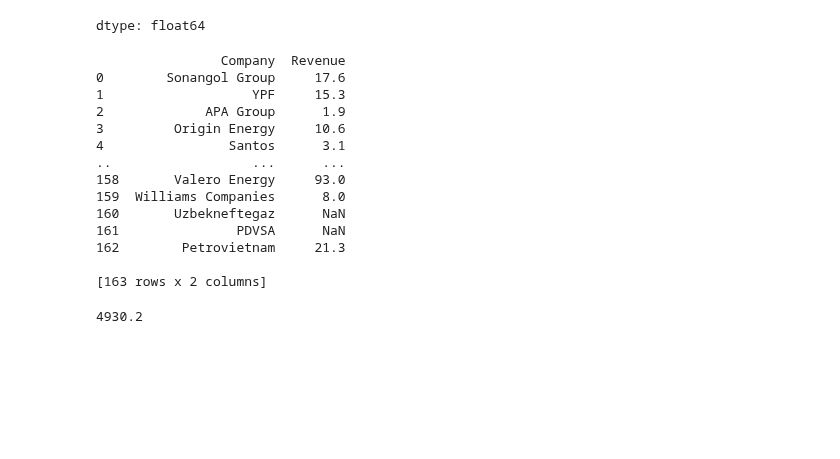
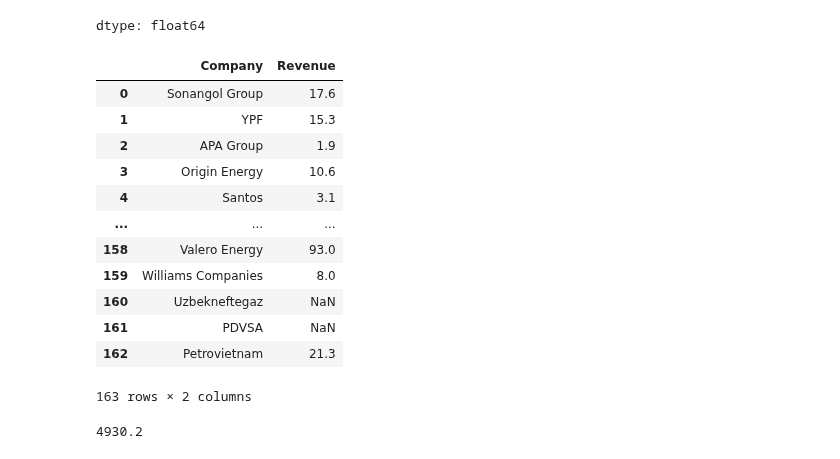
Before and after one commit to rubuntu/uaa-417-sistemas-de-gestion-de-bases-de-datos-avanzados, a Jupyter notebook: 10_Data_Munging.ipynb, the cells around one changed output. Drawn from its saved outputs; the diff is of its cells as text; code cells hidden in the pictures; blank space fills up the shorter version.

```diff
--- a/10_Data_Munging.ipynb
+++ b/10_Data_Munging.ipynb
@@ -744,34 +725,33 @@ dtype: float64
 # %%
 # Leer los datos desde Wikipedia
 rev = pd.read_html("https://en.wikipedia.org/wiki/List_of_largest_oil_and_gas_companies_by_revenue", header=1)[0]
 
 # Seleccionar las columnas que nos interesan y renombrarlas
 rev = rev.iloc[:, 1:3]
 rev.columns = ['Company', 'Revenue']
 
 # Limpiar la columna 'Revenue' usando una expresión regular para extraer los números
 rev['Revenue'] = rev['Revenue'].apply(lambda x: re.findall(r'\d+\.\d+|\d+', str(x))[0] if re.findall(r'\d+\.\d+|\d+', str(x)) else None)
 
 # Convertir los valores limpios a tipo float
 rev['Revenue'] = rev['Revenue'].astype(float)
 
 # Mostrar el DataFrame limpio
-print(rev)
+rev
 # %% [output]
+|  | Company | Revenue |
+| 0 | Sonangol Group | 17.6 |
+| 1 | YPF | 15.3 |
+| 2 | APA Group | 1.9 |
+| 3 | Origin Energy | 10.6 |
+| 4 | Santos | 3.1 |
+| ... | ... | ... |
+| 158 | Valero Energy | 93.0 |
+| 159 | Williams Companies | 8.0 |
+| 160 | Uzbekneftegaz | NaN |
+| 161 | PDVSA | NaN |
+| 162 | Petrovietnam | 21.3 |
-                Company  Revenue
-0        Sonangol Group     17.6
-1                   YPF     15.3
-2             APA Group      1.9
-3         Origin Energy     10.6
-4                Santos      3.1
-..                  ...      ...
-158       Valero Energy     93.0
-159  Williams Companies      8.0
-160       Uzbekneftegaz      NaN
-161               PDVSA      NaN
-162        Petrovietnam     21.3
-
-[163 rows x 2 columns]
+163 rows × 2 columns
 # %%
 total = rev['Revenue'].sum()
 total
```
Also changed, not shown: parts of 9 cells of this notebook.
